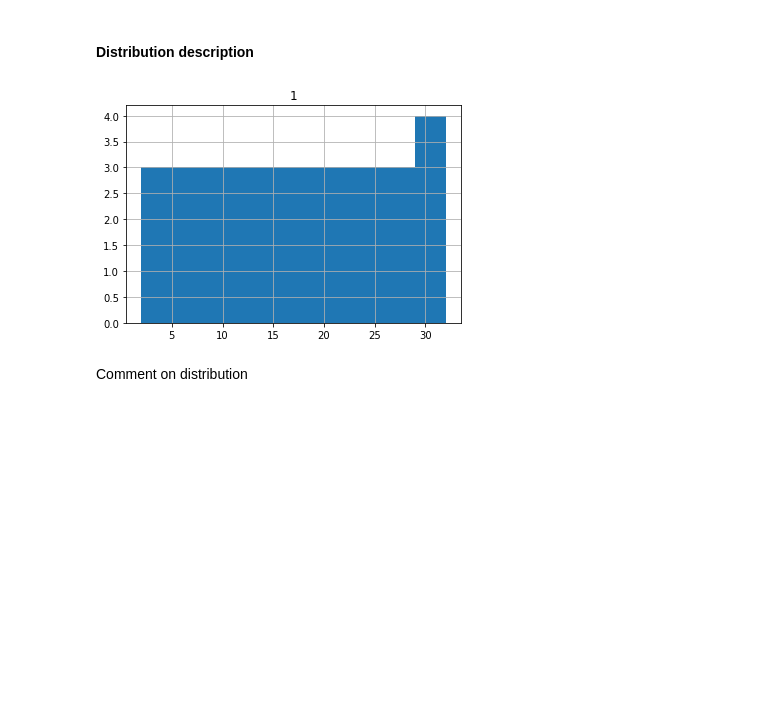
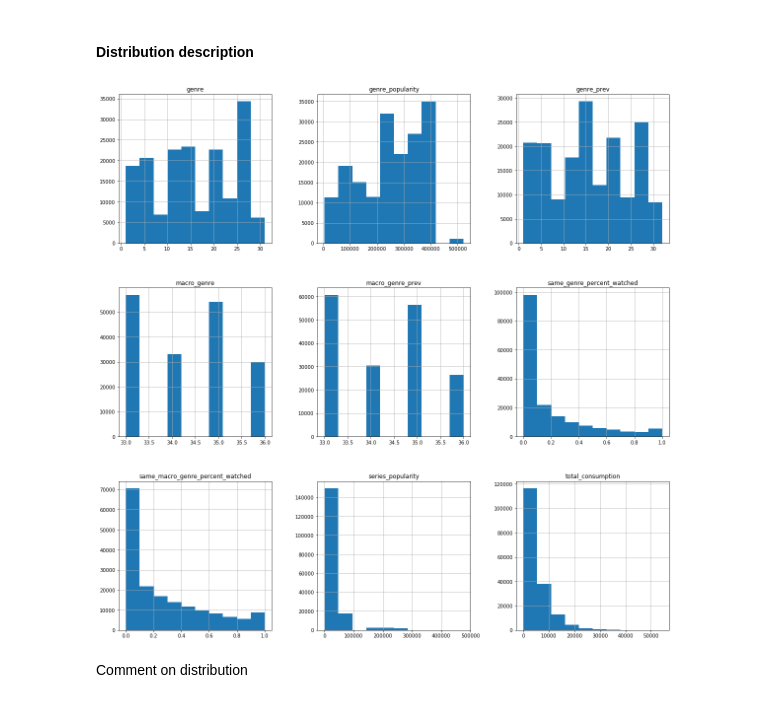
Before and after one commit to emanuelerusina/SM_DS_2017_personal, a Jupyter notebook: own_project/exploratory_analysis.ipynb, the cells around one changed output. Cells and saved outputs as stored; diff of their text form; code cells hidden in the pictures; blank space fills up the shorter version.

```diff
--- a/own_project/exploratory_analysis.ipynb
+++ b/own_project/exploratory_analysis.ipynb
@@ -83,10 +118,12 @@ Comment on boxplots
 # %% [markdown]
 #### Distribution description
-# %%
-data.hist()
-pl.show()
-# %% [output]
-[figure, removed]
+# %%
+fig = plt.figure(figsize = (20,20))
+ax = fig.gca()
+data[['genre','macro_genre','genre_prev','macro_genre_prev','series_popularity','genre_popularity','same_genre_percent_watched','same_macro_genre_percent_watched','total_consumption']].hist(ax=ax)
+pl.show()
+# %% [output]
+[figure, added]
 # %% [markdown]
 Comment on distribution
 # %% [markdown]
```
Also changed, not shown: parts of 25 cells of this notebook, 7 other files.
